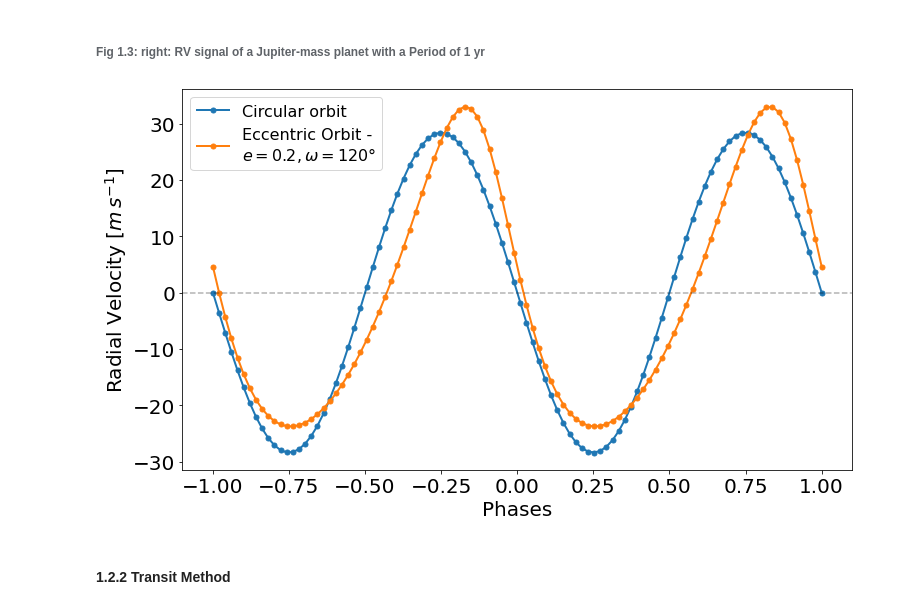
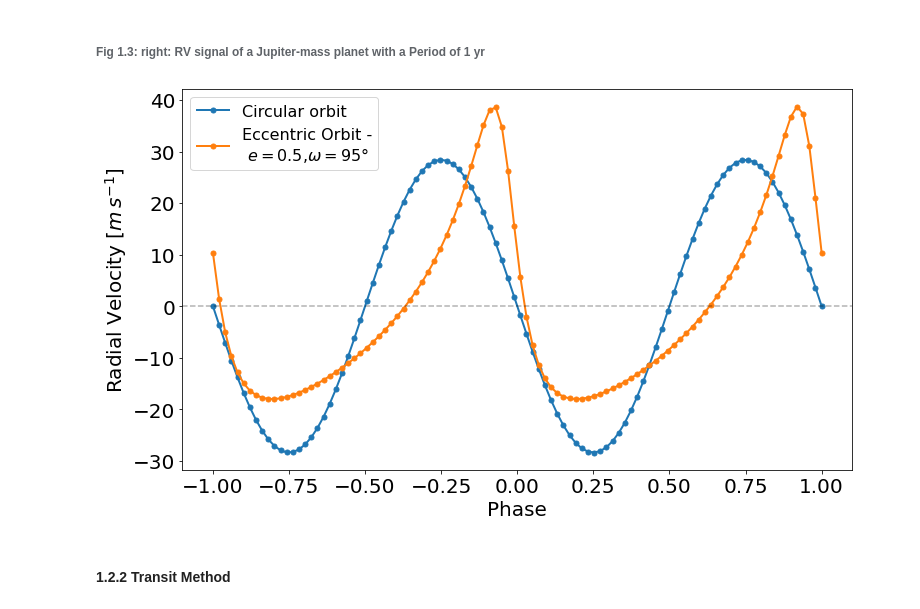
Before and after one commit to tundeakins/thesis_notebooks, a Jupyter notebook: Chapter1-Introduction/_Chapter1-notebook.ipynb, the cells around one changed output. Drawn from its saved outputs; the diff is of its cells as text; code cells hidden in the pictures.

```diff
--- a/Chapter1-Introduction/_Chapter1-notebook.ipynb
+++ b/Chapter1-Introduction/_Chapter1-notebook.ipynb
@@ -118,7 +118,7 @@ rv_mod = radvel.RVModel(params)
 # %%
 #eccentric orbit
 params2 = copy(params)
-e=0.2; w = 120
+e=0.5; w = 95
 params2['e1'] = radvel.Parameter(value=e)
 params2['w1'] = radvel.Parameter(value=w)
 rv_mod2 = radvel.RVModel(params2)
@@ -127,18 +127,19 @@ rv_mod2 = radvel.RVModel(params2)
 # %%
 plt.rc('ytick', labelsize=20)
 plt.rc('xtick', labelsize=20)
 
 phases = np.linspace(-1,1,100)
 
 fig = plt.figure(figsize=(12,7))
 plt.plot(phases,rv_mod(phases),"o-",lw=2,label='Circular orbit')
-plt.plot(phases,rv_mod2(phases),"o-",lw=2,label='Eccentric Orbit -\n$e=0.2, \omega = 120\degree$')
+plt.plot(phases,rv_mod2(phases),"o-",lw=2,label=f"Eccentric Orbit -\n $e={params2['e1'].value}$," +
+                                                                 f"$ \omega = {params2['w1'].value}\degree$")
 plt.axhline(0, ls="dashed", c="k", alpha=0.3)
 plt.legend(fontsize=16)
-plt.xlabel("Phases",fontsize=20)
+plt.xlabel("Phase",fontsize=20)
 plt.ylabel("Radial Velocity [$m\,s^{-1}$]",fontsize=20);
 # %% [output]
-[figure, old version]
+[figure, new version]
 # %%
 # fig.savefig("Radialvelocity_signal.pdf", bbox_inches="tight")
 # %% [markdown]
```
Also changed, not shown: 25 other files.
